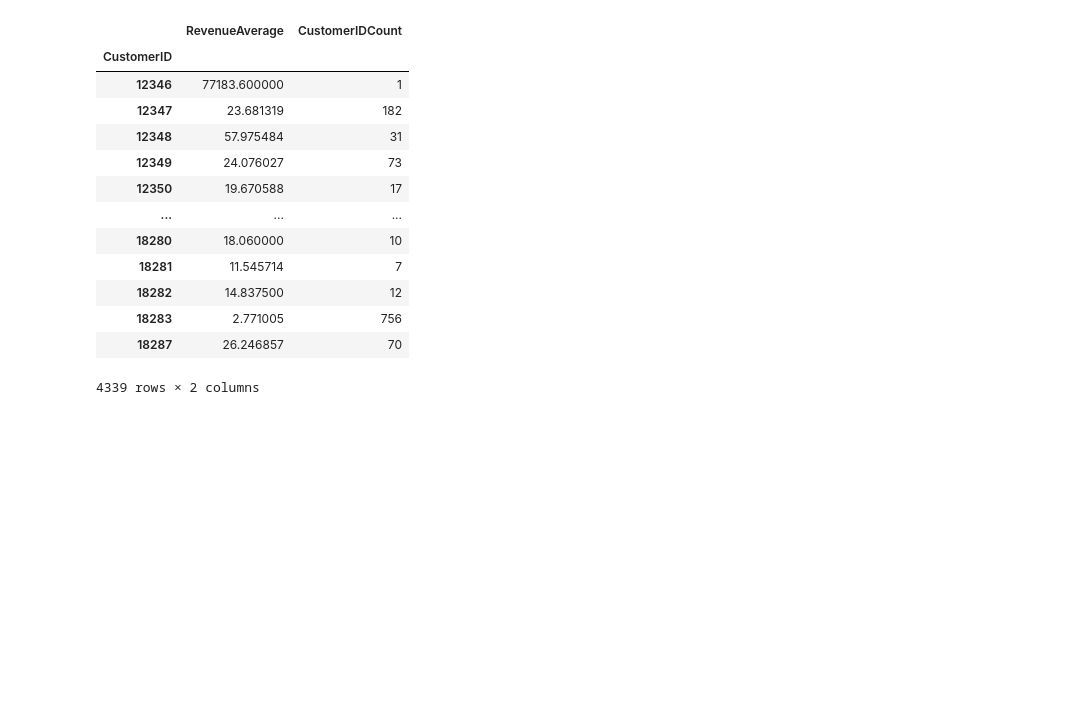
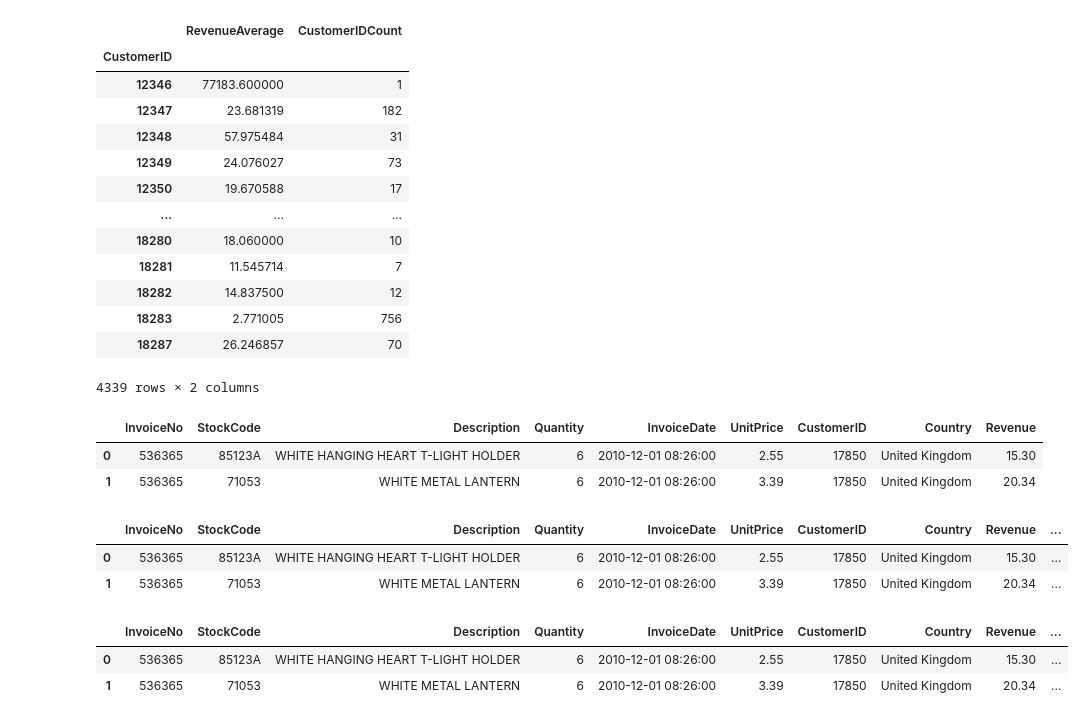
Before and after one commit to OchnikBartek/DataScience, a Jupyter notebook: retail.ipynb, the cells around one changed output. Saved outputs shown, nothing was run; the diff lists cells and outputs as text; code cells hidden in the pictures; blank space fills up the shorter version.

```diff
--- a/retail.ipynb
+++ b/retail.ipynb
@@ -222,3 +222,23 @@ retail.groupby('CustomerID').aggregate({'Revenue': 'mean', 'CustomerID': 'size'}
 | 18283 | 2.771005 | 756 |
 | 18287 | 26.246857 | 70 |
 4339 rows × 2 columns
+# %%
+retail.head(2)
+# %% [output]
+|  | InvoiceNo | StockCode | Description | Quantity | InvoiceDate | UnitPrice | CustomerID | Country | Revenue |
+| 0 | 536365 | 85123A | WHITE HANGING HEART T-LIGHT HOLDER | 6 | 2010-12-01 08:26:00 | 2.55 | 17850 | United Kingdom | 15.30 |
+| 1 | 536365 | 71053 | WHITE METAL LANTERN | 6 | 2010-12-01 08:26:00 | 3.39 | 17850 | United Kingdom | 20.34 |
+# %%
+retail['InvoiceDateDay'] = retail.InvoiceDate.dt.day
+retail.head(2)
+# %% [output]
+|  | InvoiceNo | StockCode | Description | Quantity | InvoiceDate | UnitPrice | CustomerID | Country | Revenue | ... |
+| 0 | 536365 | 85123A | WHITE HANGING HEART T-LIGHT HOLDER | 6 | 2010-12-01 08:26:00 | 2.55 | 17850 | United Kingdom | 15.30 | ... |
+| 1 | 536365 | 71053 | WHITE METAL LANTERN | 6 | 2010-12-01 08:26:00 | 3.39 | 17850 | United Kingdom | 20.34 | ... |
+# %%
+result = retail.groupby('InvoiceDateDay').aggregate({'Revenue' : 'sum'}).rename(columns={'Revenue': 'RevenueSum'})
+retail.head(2)
+# %% [output]
+|  | InvoiceNo | StockCode | Description | Quantity | InvoiceDate | UnitPrice | CustomerID | Country | Revenue | ... |
+| 0 | 536365 | 85123A | WHITE HANGING HEART T-LIGHT HOLDER | 6 | 2010-12-01 08:26:00 | 2.55 | 17850 | United Kingdom | 15.30 | ... |
+| 1 | 536365 | 71053 | WHITE METAL LANTERN | 6 | 2010-12-01 08:26:00 | 3.39 | 17850 | United Kingdom | 20.34 | ... |
```
Also changed, not shown: parts of 3 cells of this notebook, 7 other files.
